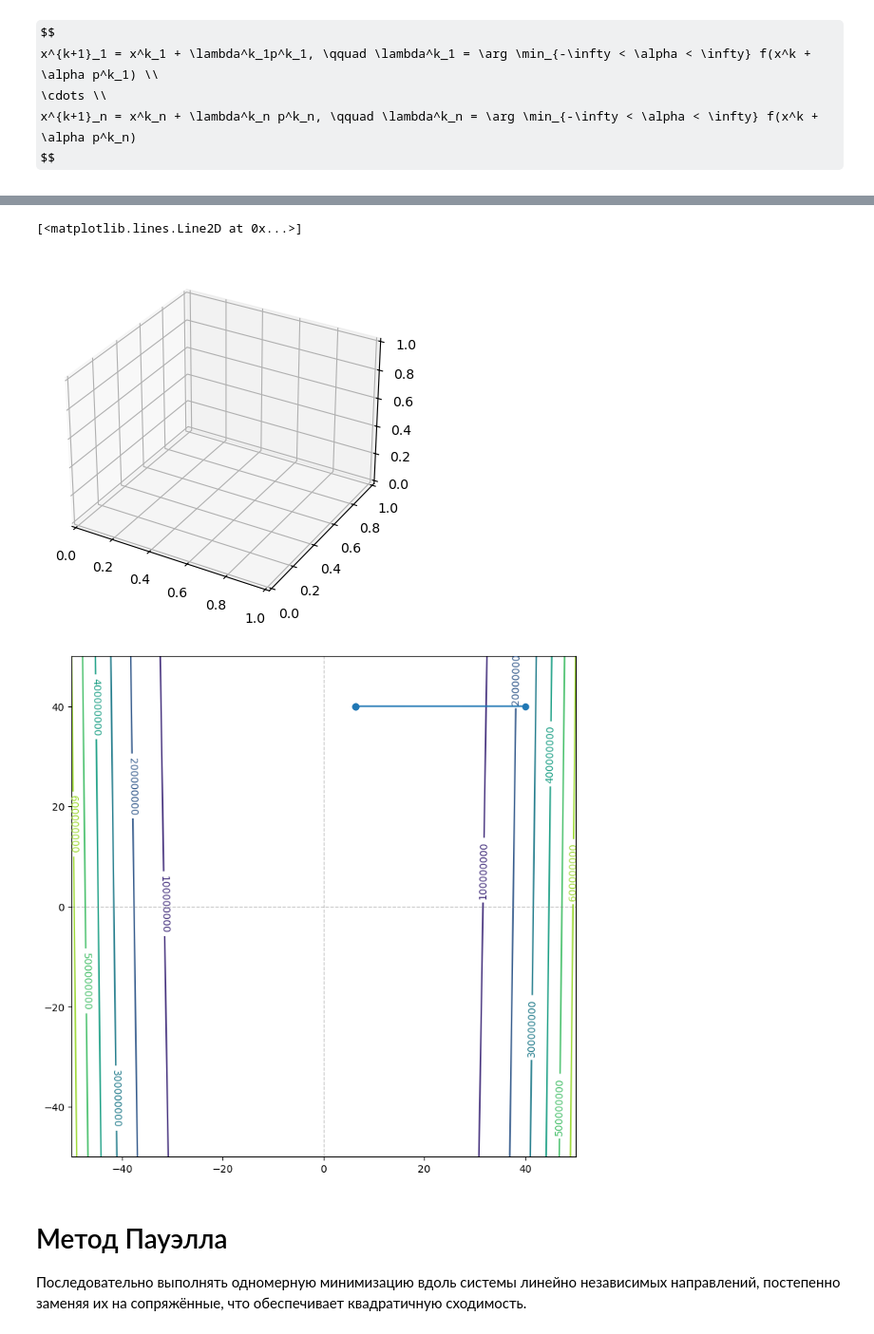
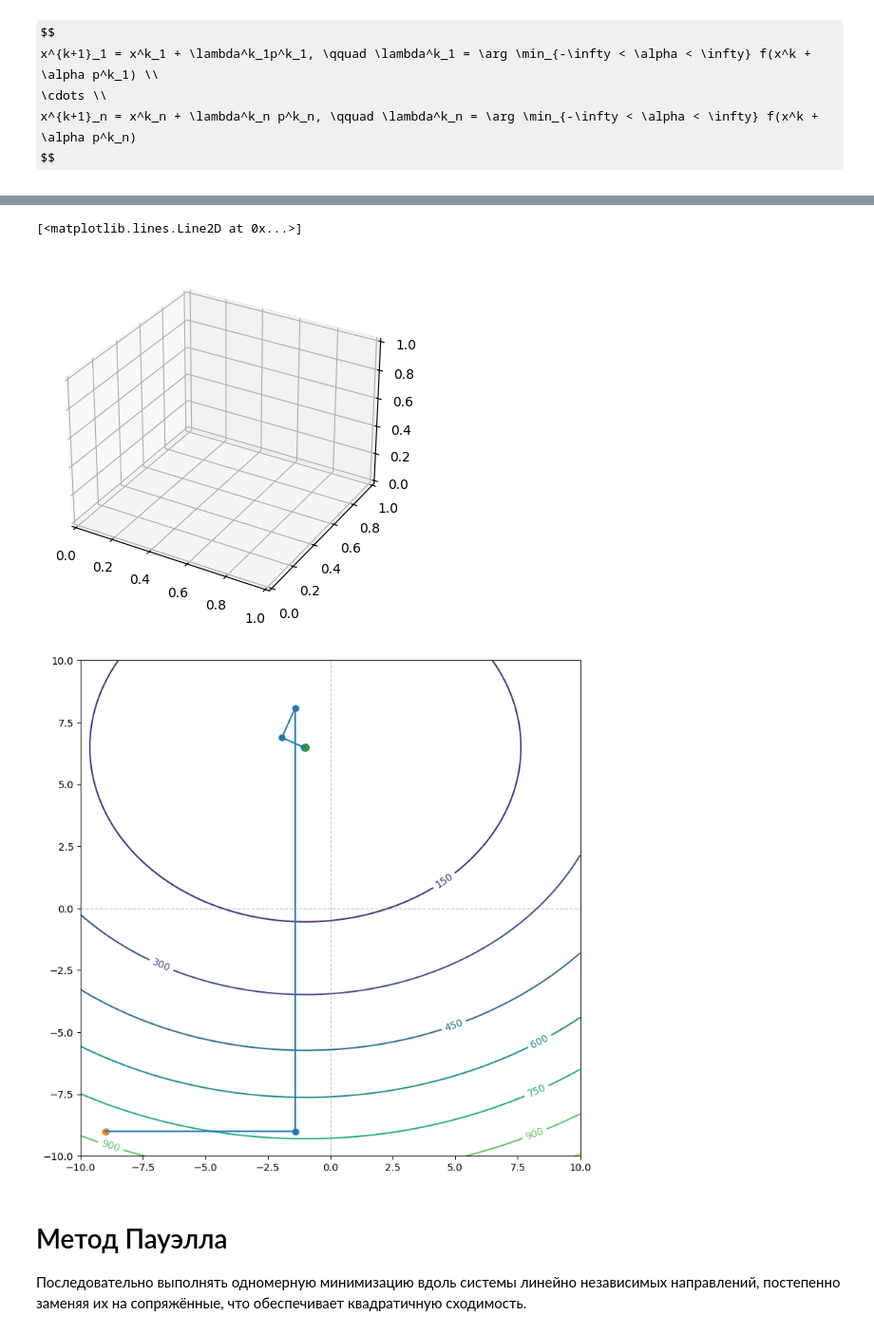
Before and after one commit to GordStep/Python-Mathematical-modeling-methods, a Jupyter notebook: source/minimum.ipynb, the cells around one changed output, grey strips where cells are left out. Shown at 95% size. Saved outputs shown, nothing was run; the diff lists cells and outputs as text; code cells hidden in the pictures; some formulas as TeX source.

```diff
--- a/source/minimum.ipynb
+++ b/source/minimum.ipynb
@@ -61,9 +35,19 @@ def Gesse(x):
 # %%
-x = np.linspace(-50, 50, 1000)
+x = np.linspace(-4, 5, 100)
 y = x
 x, y = np.meshgrid(x,y)
 # z = 2*x**4 + 4 * x + 3 * y**4 - 39 * y + 129.75
-z = (1 - x)**2 + 100 * (y - x**2)**2
+# z = (1 - x)**2 + 100 * (y - x**2)**2
+# z = y**4 + x**3 + x**2 * y**2 - x * y
+
+# z = x**3 + 30 *x**2 + 6 *x*y + 264 * x + 8 * y**2 - 144*y**2 + 924*y - 1087
+
+z = x**3 - 3*x +2*y**2 + x * y
+# %%
+def f(x_):
+    x = x_[0]
+    y = x_[1]
+    return x**3 - 3*x +2*y**2 + x * y
 # %%
 fig = plt.figure()
 figu = fig.add_subplot(111, projection='3d')
@@ -313,3 +356,9 @@ array([634.])
+# %%
+def f(x_):
+    x = x_[0]
+    y = x_[1]
+
+    return 2 * x**2 + 4 * x + 3 * y**2 - 39 * y + 129.75
 # %% [markdown]
 # Метод Розенброка
 
@@ -371,54 +487,8 @@ def line_search(x, p, tol=1e-6):
 # %%
-def Rozenbrock(x0, iters=100, eps=1e-6):
-    x = np.array(x0, dtype=float)
-
-    dots = [x0]
-    p = np.eye(2)
-
-    for iteration in range(iters):
-        x_start = x.copy()
-        lambdas = np.zeros(2)
-
-        # Этап 1: покоординатный спуск вдоль направлений p
-        for i in range(2):
-            print(p)
-            lam = line_search(x, p[i])
-            lambdas[i] = lam
-            x = x + lam * p[i]
-
-        # Этап 2: построение новых направлений (поворот)
-
-        # Сортируем lambdas по убыванию абсолютных значений
-        idx = np.argsort(-np.abs(lambdas))
-
-        p = [lambdas[ind] for ind in idx]
-
-        # Строим векторы A_i
-        A = []
-        for i in range(2):
-            vec = np.zeros(2)
-            for j in range(i, 2):
-                vec += lambdas[j] * p[j]
-            A.append(vec)
-        A = np.array(A)
-
-
-        # Обновляем направления
-        p = algGramSchmidt(A)
-        print("a", A, "p = ", p)
-
-        dots.append(x)
-
-        # Проверка сходимости
-        if np.linalg.norm(x - x_start) < eps:
-            print(f"Сошелся на итерации {iteration+1}")
-            break
-
-    return x, f(x), iteration+1, dots
-
 # Запуск
-x0 = np.array([40, 40])  # далеко от минимума
-x_min, f_min, iters, dots = Rozenbrock(x0)
+x0 = np.array([-9, -9])  # далеко от минимума
+print(f'Начальная точка: x_0 = {x0}')
+x_min, f_min, iters, dots = rosenbrock(x0)
 
 print(f"Найденный минимум: x1 = {x_min[0]}, x2 = {x_min[1]}")
 print(f"Значение функции: {f_min}")
@@ -429,8 +499,13 @@ figu = fig.add_subplot(111, projection='3d')
 
 plt.figure(figsize=(9, 9))
 
-# plt.contour(x, y, z)
 
+x = np.linspace(-10, 10, 100)
+y = np.linspace(-10, 10, 100)
+x, y = np.meshgrid(x,y)
+
+
+z = 2 * x**2 + 4 * x + 3 * y**2 - 39 * y + 129.75
 cs = plt.contour(x, y, z)
 plt.clabel(cs)
 
@@ -440,6 +515,9 @@ y_ = [dot[1] for dot in dots]
 plt.plot(x_, y_)
 plt.scatter(x_, y_)
 
-plt.plot([0, 0], [Y_MIN_BOUND, Y_MAX_BOUND], color='gray', linestyle='--', linewidth=0.9, alpha=0.5)
-plt.plot([X_MIN_BOUND, X_MAX_BOUND], [0, 0], color='gray', linestyle='--', linewidth=0.9, alpha=0.5)
+plt.scatter(x0[0], x0[1])
+plt.scatter(x_min[0], x_min[1])
+
+plt.plot([0, 0], [-10, 10], color='gray', linestyle='--', linewidth=0.9, alpha=0.5)
+plt.plot([-10, 10], [0, 0], color='gray', linestyle='--', linewidth=0.9, alpha=0.5)
 # %% [output]
@@ -464,6 +536,6 @@ a [[-4.18175064e-20 -4.18175064e-20]
 [<matplotlib.lines.Line2D at 0x...>]
 [figure]
-[figure, old version]
+[figure, new version]
 # %% [markdown]
 # Метод Пауэлла
 
```
Also changed, not shown: parts of 22 cells of this notebook, 1 other file.
